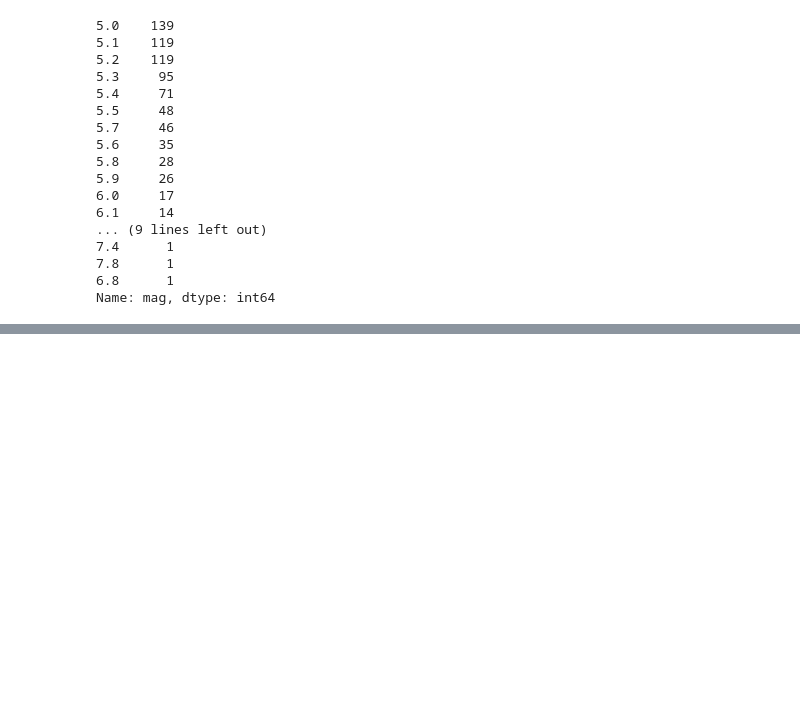
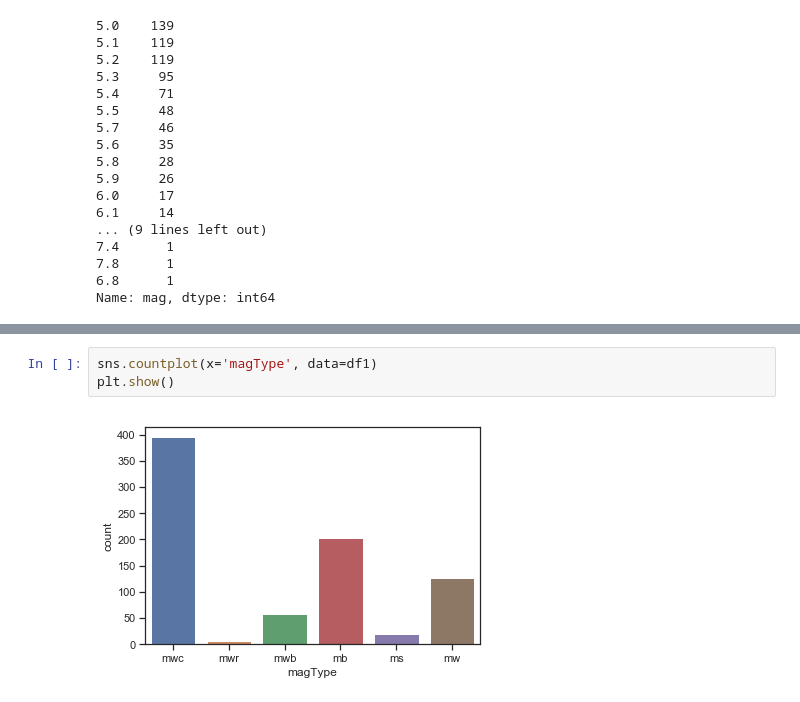
Before and after one commit to labs13-quake-viewer/ds-notebooks, a Jupyter notebook: Earthquake Prediction Model.ipynb, the cells around one changed output, grey strips where cells are left out. Drawn from its saved outputs; the diff is of its cells as text; blank space fills up the shorter version.

Commit message:
Data Processing and LR

```diff
--- a/Earthquake Prediction Model.ipynb
+++ b/Earthquake Prediction Model.ipynb
@@ -158,3 +177,8 @@ plt.show()
+# %%
+sns.countplot(x='magType', data=df1)
+plt.show()
+# %% [output]
+[figure, added]
 # %%
 # Correlation matrix
 sns.pairplot(df1)
```
Also changed, not shown: parts of 15 cells of this notebook.
